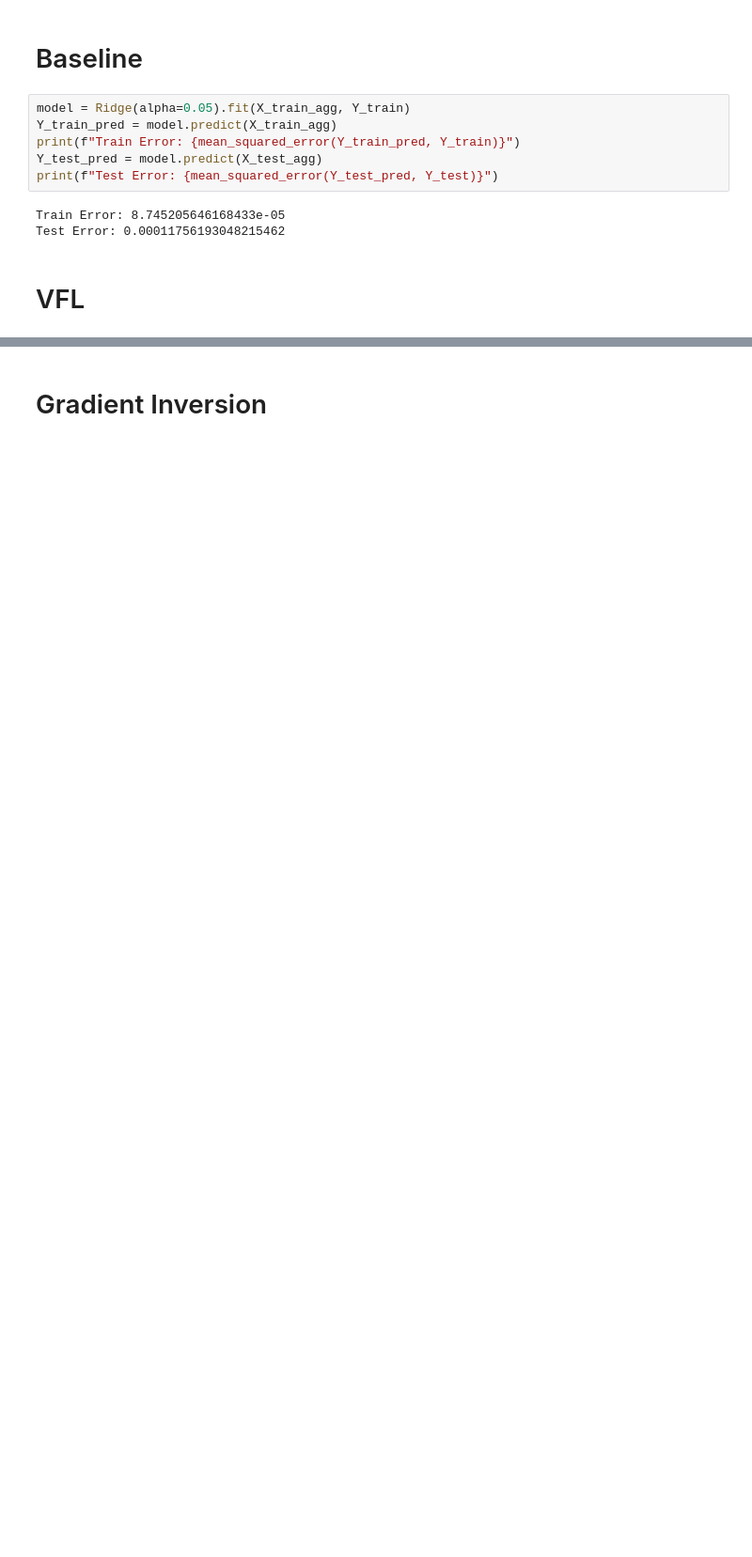
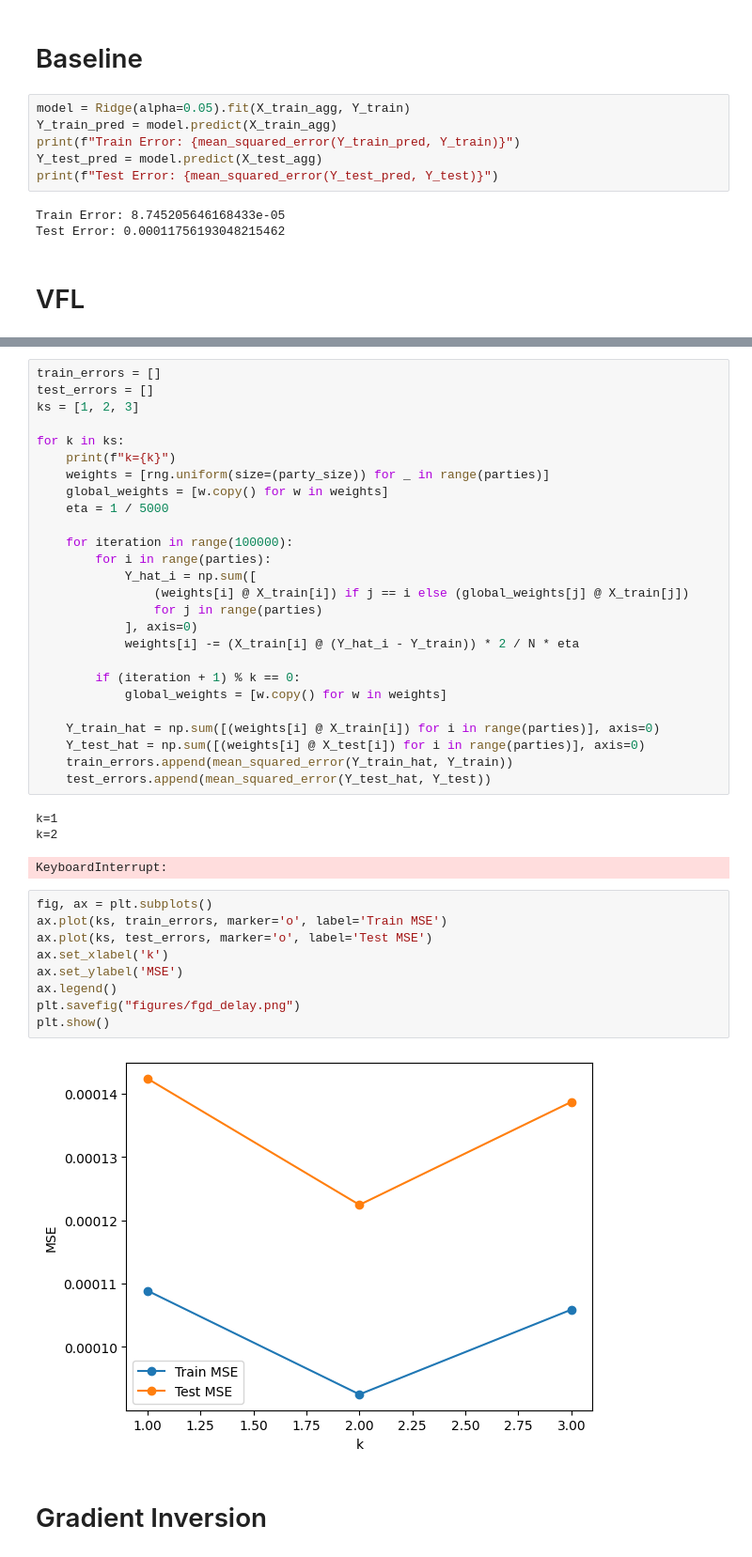
Before and after one commit to RitenkumarPatel/CS-536-Final-Project, a Jupyter notebook: vfl.ipynb, the cells around one changed output, grey strips where cells are left out. Shown at 94% size. Saved outputs shown, nothing was run; the diff lists cells and outputs as text; blank space fills up the shorter version.

```diff
--- a/vfl.ipynb
+++ b/vfl.ipynb
@@ -58,3 +60,44 @@ Test 0.00012726750026878123
+# %%
+train_errors = []
+test_errors = []
+ks = [1, 2, 3]
+
+for k in ks:
+    print(f"k={k}")
+    weights = [rng.uniform(size=(party_size)) for _ in range(parties)]
+    global_weights = [w.copy() for w in weights]
+    eta = 1 / 5000
+
+    for iteration in range(100000):
+        for i in range(parties):
+            Y_hat_i = np.sum([
+                (weights[i] @ X_train[i]) if j == i else (global_weights[j] @ X_train[j])
+                for j in range(parties)
+            ], axis=0)
+            weights[i] -= (X_train[i] @ (Y_hat_i - Y_train)) * 2 / N * eta
+
+        if (iteration + 1) % k == 0:
+            global_weights = [w.copy() for w in weights]
+
+    Y_train_hat = np.sum([(weights[i] @ X_train[i]) for i in range(parties)], axis=0)
+    Y_test_hat = np.sum([(weights[i] @ X_test[i]) for i in range(parties)], axis=0)
+    train_errors.append(mean_squared_error(Y_train_hat, Y_train))
+    test_errors.append(mean_squared_error(Y_test_hat, Y_test))
+# %% [output]
+k=1
+k=2
+KeyboardInterrupt:
+# %%
+fig, ax = plt.subplots()
+ax.plot(ks, train_errors, marker='o', label='Train MSE')
+ax.plot(ks, test_errors, marker='o', label='Test MSE')
+ax.set_xlabel('k')
+ax.set_ylabel('MSE')
+ax.legend()
+plt.savefig("figures/fgd_delay.png")
+plt.show()
+# %% [output]
+[figure, added]
 # %% [markdown]
 # Gradient Inversion
 # %%
```
Also changed, not shown: parts of 9 cells of this notebook, 4 other files.
